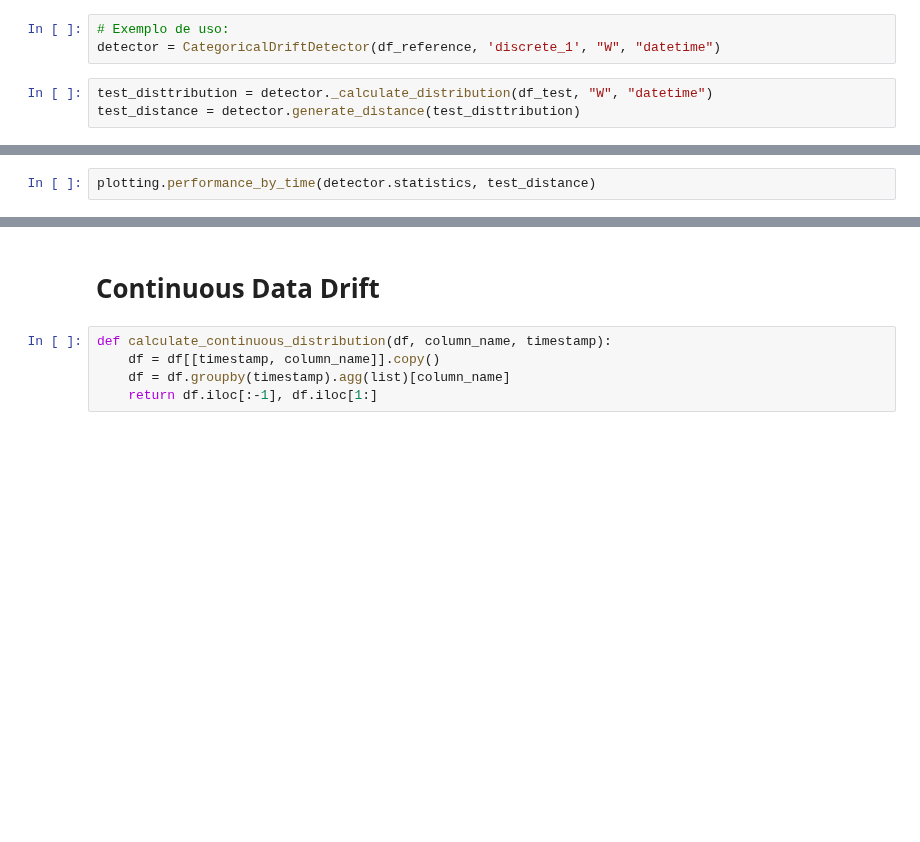
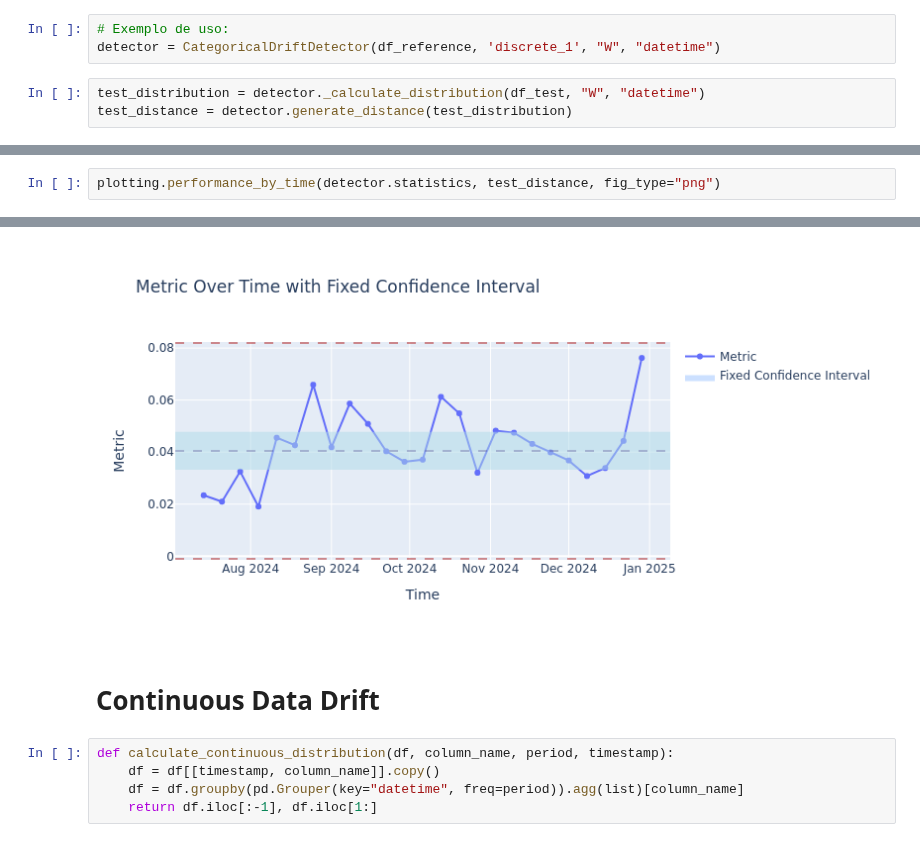
Before and after one commit to HeyLucasLeao/tinyshift, a Jupyter notebook: eda.ipynb, the cells around one changed output, grey strips where cells are left out. Cells and saved outputs as stored; diff of their text form; blank space fills up the shorter version.

```diff
--- a/eda.ipynb
+++ b/eda.ipynb
@@ -102,6 +102,6 @@ plotting.performance_by_time(reference_metrics, analysis_score, fig_type="png")
 # Exemplo de uso:
 detector = CategoricalDriftDetector(df_reference, 'discrete_1', "W", "datetime")
 # %%
-test_disttribution = detector._calculate_distribution(df_test, "W", "datetime")
-test_distance = detector.generate_distance(test_disttribution)
+test_distribution = detector._calculate_distribution(df_test, "W", "datetime")
+test_distance = detector.generate_distance(test_distribution)
 # %%
@@ -112,3 +111,3 @@ plotting.performance_by_time(detector.statistics, detector.reference_distance)
 # %%
-plotting.performance_by_time(detector.statistics, test_distance)
+plotting.performance_by_time(detector.statistics, test_distance, fig_type="png")
 # %% [output]
@@ -116,7 +114,8 @@ plotting.performance_by_time(detector.statistics, test_distance)
+[figure, added]
 # %% [markdown]
 # Continuous Data Drift
 # %%
-def calculate_continuous_distribution(df, column_name, timestamp):
+def calculate_continuous_distribution(df, column_name, period, timestamp):
     df = df[[timestamp, column_name]].copy()
-    df = df.groupby(timestamp).agg(list)[column_name]
+    df = df.groupby(pd.Grouper(key="datetime", freq=period)).agg(list)[column_name]
     return df.iloc[:-1], df.iloc[1:]
```
Also changed, not shown: parts of 20 cells of this notebook, 1 other file.
